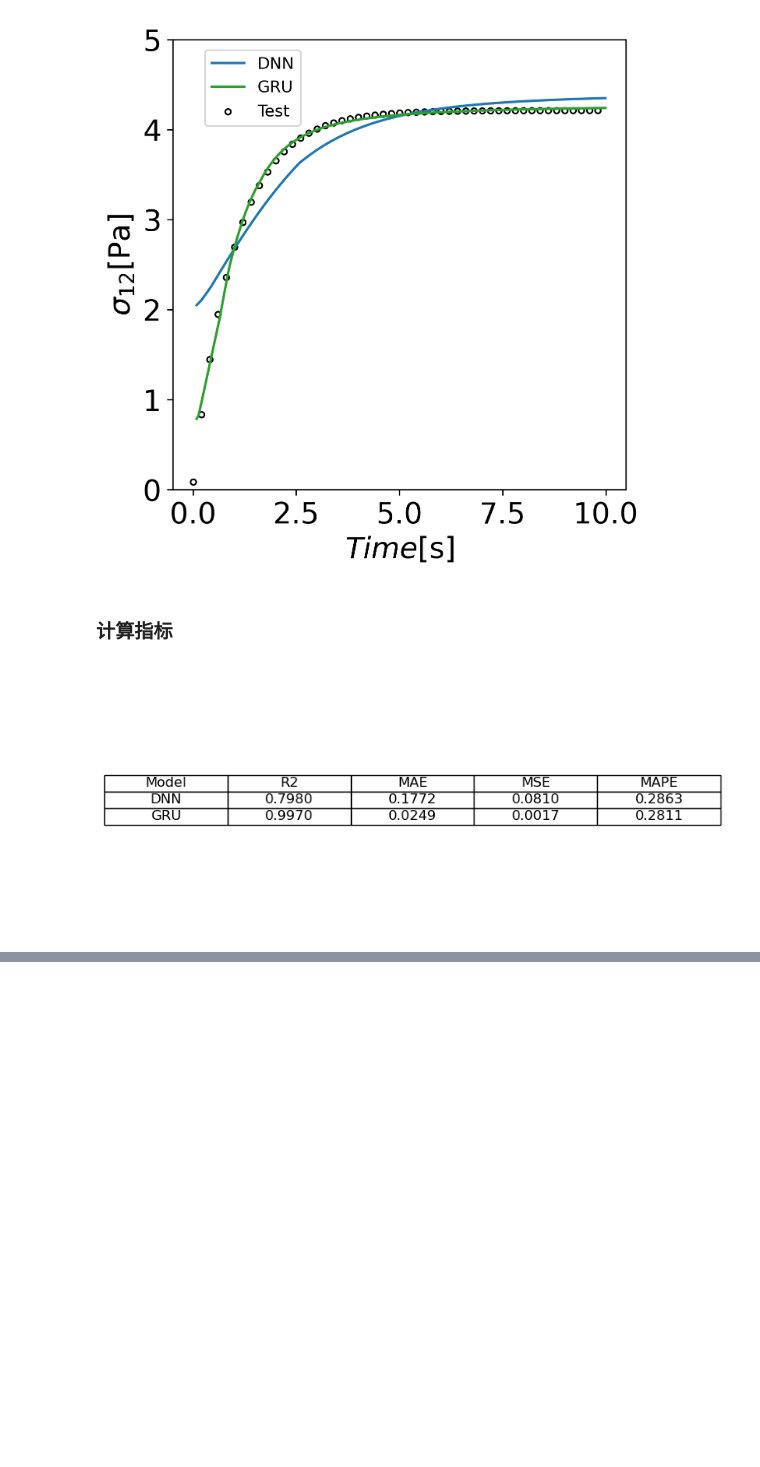
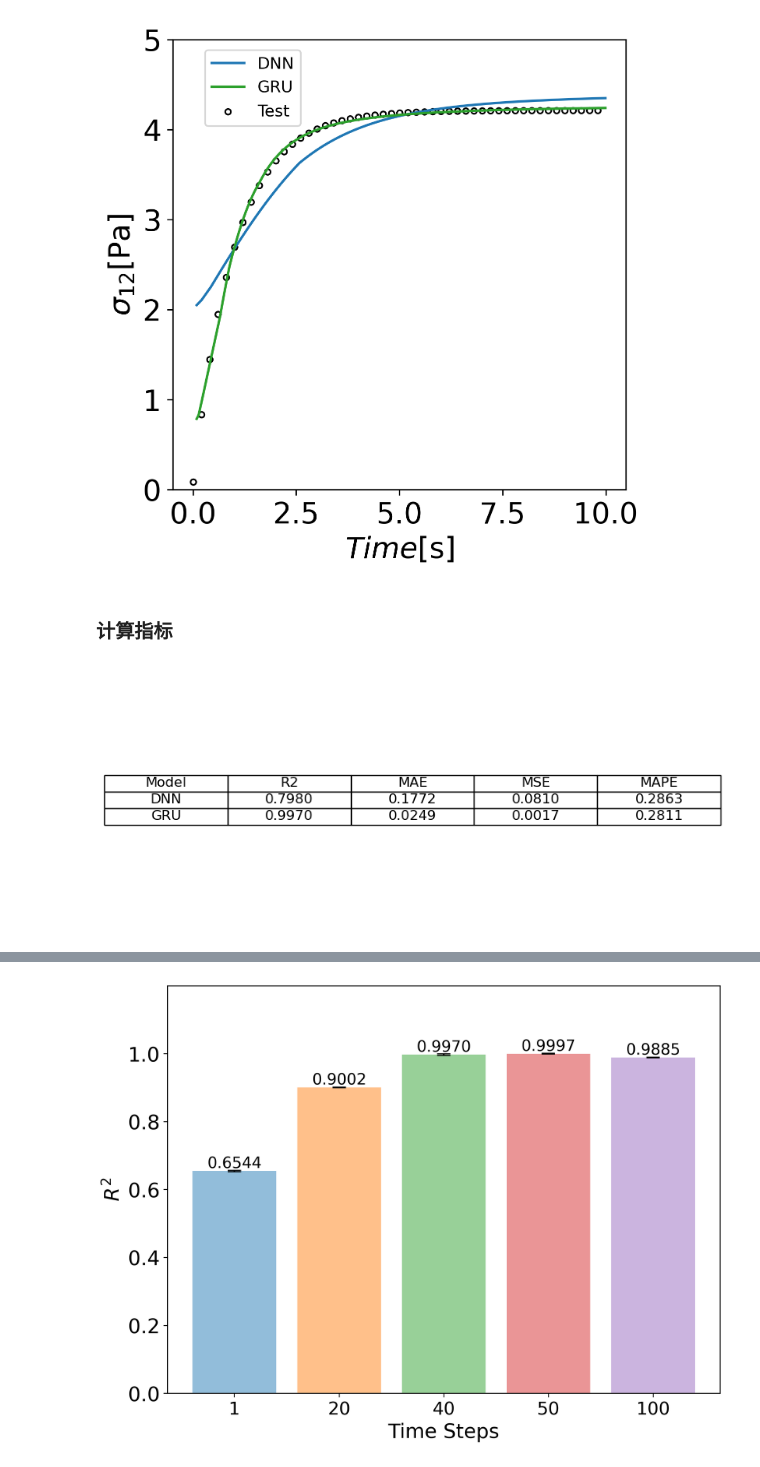
Before and after one commit to xiaolihuamao/Constitutive_Equation, a Jupyter notebook: stress_strain_fitting/gru_doi_edwards.ipynb, the cells around one changed output, grey strips where cells are left out. Cells and saved outputs as stored; diff of their text form; code cells hidden in the pictures; blank space fills up the shorter version.

```diff
--- a/stress_strain_fitting/gru_doi_edwards.ipynb
+++ b/stress_strain_fitting/gru_doi_edwards.ipynb
@@ -756,0 +701,90 @@ plt.show()
+# %%
+import matplotlib.pyplot as plt
+import numpy as np
+from matplotlib.colors import LinearSegmentedColormap
+
+# 示例数据（请根据实际情况替换）
+metrics = [f'$R^{2}$', 'MAE', 'MAPE', 'Training Time']
+values = [
+    [0.6544, 0.9002, 0.9970, 0.9997, 0.9885],  # 示例值，替换为实际数据
+    [0.8911, 0.6925, 0.0249, 0.0312, 0.0307],  # 示例值，替换为实际数据
+    [1.293, 0.2522, 0.0511, 0.0503, 0.0543],  # 示例值，替换为实际数据
+    [489, 951, 1260, 1593,4042]                    # 示例值，替换为实际数据
+]
+
+# 误差棒（请根据实际情况替换）
+errors = [
+    [0.002, 0.001, 0.0022, 0.001, 0.001],  # 示例误差，替换为实际数据
+    [0.0013, 0.0012, 0.0012, 0.001, 0.0001],  # 示例误差，替换为实际数据
+    [0.0015, 0.0024, 0.0013, 0.0012, 0.0011],  # 示例误差，替换为实际数据
+    [12, 12, 11, 11, 12, 13]  # 示例误差，替换为实际数据
+]
+
+# 自定义渐变颜色
+def create_gradient_cmap(color1, color2, gamma=1.0, N=256):
+    """
+    创建渐变颜色映射
+    :param color1: 渐变的起点颜色
+    :param color2: 渐变的终点颜色
+    :param gamma: 控制渐变的平滑度
+    :param N: 渐变的分辨率
+    :return: 渐变颜色映射
+    """
+    cmap = LinearSegmentedColormap.from_list('custom_cmap', [color1, color2], N=N)
+    cmap._init()
+    cmap._lut[:, -1] = np.linspace(0, 1, cmap.N + 3) ** gamma  # 调整透明度
+    return cmap
+
+# 柱状图宽度
+bar_width = 0.8
+
+# 横坐标
+x_ticks = [1, 2, 3, 4, 5]  # 实际刻度
+x_labels = [1, 20, 40, 50,100]  # 实际显示的标签
+
+# 颜色列表（为每个横坐标设置不同的渐变颜色）
+colors = ['#1f77b4', '#ff7f0e', '#2ca02c', '#d62728', '#9467bd', '#8c564b']
+
+# 绘图
+for i, metric in enumerate(metrics):
+    fig, ax = plt.subplots(figsize=(8, 6), dpi=300)
+
+    # 绘制柱状图
+    bars = []
+    for j, x in enumerate(x_ticks):
+        # 创建渐变颜色映射
+        cmap = create_gradient_cmap('white', colors[j])
+        bar = ax.bar(x, values[i][j], width=bar_width, color=cmap(0.7), yerr=errors[i][j], capsize=6)
+        bars.append(bar)
+
+    # 显示柱状图数字
+    for bar in bars:
+        for rect in bar:
+            height = rect.get_height()
+            if i != 3:
+                ax.text(rect.get_x() + rect.get_width() / 2.0, height, f'{height:.4f}', ha='center', va='bottom', fontsize=14)
+            else:
+                ax.text(rect.get_x() + rect.get_width() / 2.0, height, f'{height:.0f}', ha='center', va='bottom', fontsize=14)
+
+    # 设置y轴标签
+    if i != 3:
+        ax.set_ylabel(metric, fontsize=18)
+    else:
+        ax.set_ylabel(metric + ' [s]', fontsize=18)
+
+    # 设置x轴标签
+    ax.set_xticks(x_ticks)
+    ax.set_xticklabels(x_labels, fontsize=16)  # x轴显示1, 2, 5, 10, 20, 50
+    ax.set_xlabel('Time Steps',fontsize=18)
+    # 调整y轴范围，留出更多空白
+    max_value = max(values[i])  # 获取当前指标的最大值
+    ax.set_ylim(0, max_value * 1.2)  # 设置y轴上限为最大值的1.2倍
+      # 设置y轴刻度字体大小
+    ax.tick_params(axis='y', labelsize=18)  # 调整y轴刻度字体大小
+    # 调整布局
+    plt.tight_layout()
+
+    # 显示图形
+    plt.show()
+# %% [output]
+[figure, added]
```
Also changed, not shown: parts of 6 cells of this notebook, 3 other files.
